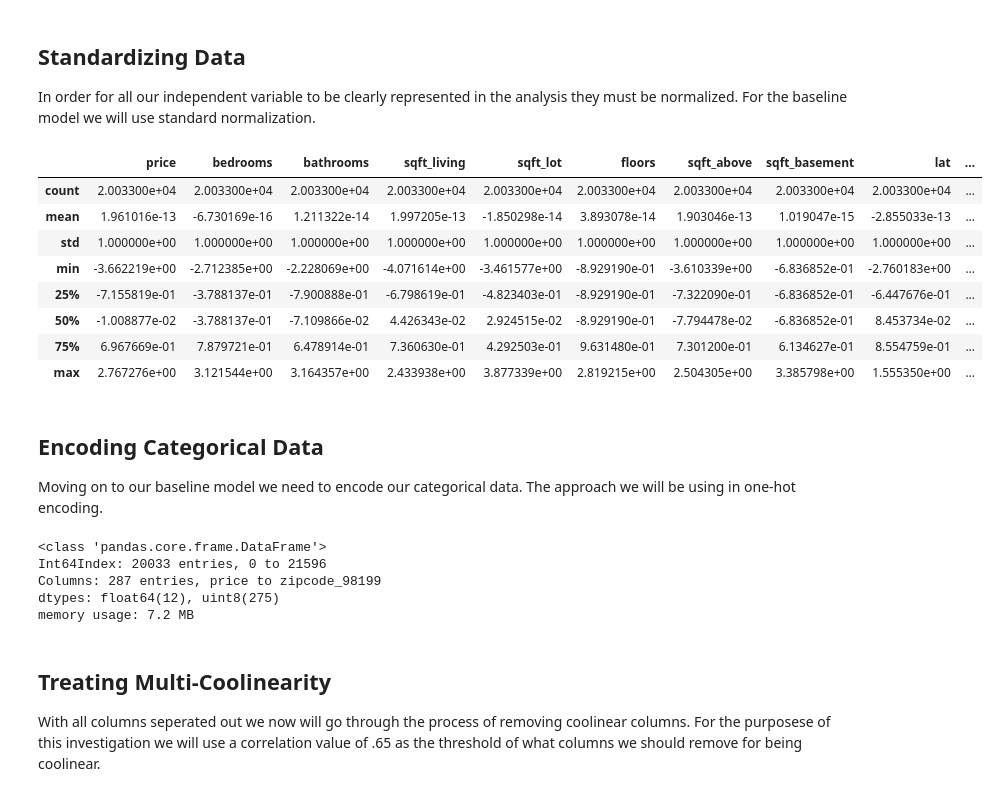
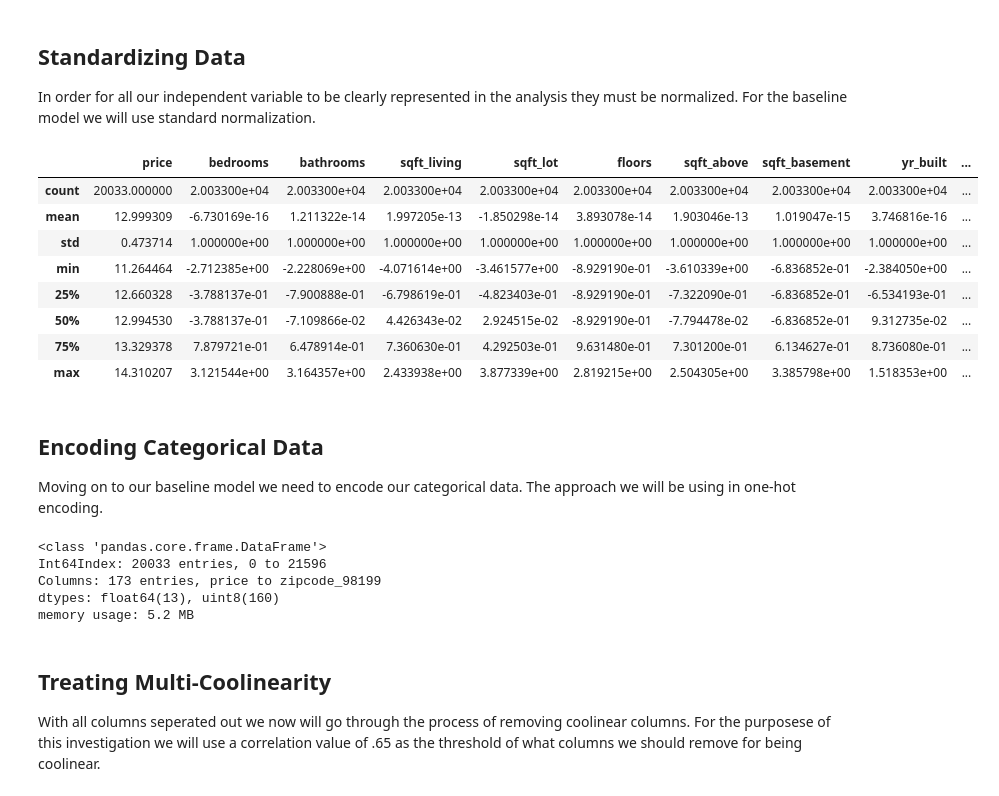
Before and after one commit to minthammock/dsc-mod-2-project-v2-1-onl01-dtsc-pt-041320, a Jupyter notebook: student.ipynb, the cells around one changed output. Cells and saved outputs as stored; diff of their text form; code cells hidden in the pictures.

```diff
--- a/student.ipynb
+++ b/student.ipynb
@@ -143,10 +143,10 @@ We now look to re-assign to categories. When looking at our columns, there are s
 # %%
 # We are going to do something special to the 'yr_renovated' column to change its type to  first
 dfInitial['yr_renovated'] = dfInitial['yr_renovated'].apply(lambda x: int(x) if x == None else x)
-dfInitial['yr_renovated'] = dfInitial['yr_renovated'].astype('object')
+# dfInitial['yr_renovated'] = dfInitial['yr_renovated'].astype('object')
 dfInitial['view'] = dfInitial['view'].apply(lambda x: int(x) if x == None else x)
 dfInitial['view'] = dfInitial['view'].astype('object')
-catCols = ['waterfront', 'view', 'condition', 'grade', 'yr_built', 'yr_renovated', 'zipcode']
+catCols = ['waterfront', 'view', 'condition', 'grade', 'zipcode'] #'yr_built', 'yr_renovated',
 dfInitial[catCols] = dfInitial[catCols].astype('category')
 dfInitial.info()
 dfInitial['yr_renovated']
@@ -461,5 +489,5 @@ def dropNumericOutliers(df, throwAwayThreshold = .05):
 
     return df.drop(index = outlierIndicies)
 # %%
-dfPreprocessed = scripts.dropNumericOutliers(dfPreprocessed)
+dfPreprocessed = dropNumericOutliers(dfPreprocessed)
 # %% [output]
@@ -506,7 +534,7 @@ display(dfNumeric.describe())
 plt.figure(figsize=(20,10))
 plotNum = 1
 for x in dfNumeric.columns:
-    axes = plt.subplot(4, 3, plotNum)
+    axes = plt.subplot(4, 4, plotNum)
     sns.distplot(a = dfNumeric[x], ax = axes, norm_hist = True)
     plotNum += 1
     plt.title(f'Distplot for {x}')
@@ -546,21 +573,21 @@ Alas, according to a rigorous test for normality, all numerical columns fail. Wh
 
 In order for all our independent variable to be clearly represented in the analysis they must be normalized. For the baseline model we will use standard normalization.
 # %%
-for x in dfNumeric.columns:
+for x in dfNumeric.drop(columns = 'price').columns:
     mean = dfNumeric[x].mean()
     std = dfNumeric[x].std()
     dfNumeric[x] = dfNumeric[x].apply(lambda x: (x - mean)/std)
 dfNumeric.describe()
 # %% [output]
-|  | price | bedrooms | bathrooms | sqft_living | sqft_lot | floors | sqft_above | sqft_basement | lat | ... |
-| count | 2.003300e+04 | 2.003300e+04 | 2.003300e+04 | 2.003300e+04 | 2.003300e+04 | 2.003300e+04 | 2.003300e+04 | 2.003300e+04 | 2.003300e+04 | ... |
-| mean | 1.961016e-13 | -6.730169e-16 | 1.211322e-14 | 1.997205e-13 | -1.850298e-14 | 3.893078e-14 | 1.903046e-13 | 1.019047e-15 | -2.855033e-13 | ... |
-| std | 1.000000e+00 | 1.000000e+00 | 1.000000e+00 | 1.000000e+00 | 1.000000e+00 | 1.000000e+00 | 1.000000e+00 | 1.000000e+00 | 1.000000e+00 | ... |
-| min | -3.662219e+00 | -2.712385e+00 | -2.228069e+00 | -4.071614e+00 | -3.461577e+00 | -8.929190e-01 | -3.610339e+00 | -6.836852e-01 | -2.760183e+00 | ... |
-| 25% | -7.155819e-01 | -3.788137e-01 | -7.900888e-01 | -6.798619e-01 | -4.823403e-01 | -8.929190e-01 | -7.322090e-01 | -6.836852e-01 | -6.447676e-01 | ... |
-| 50% | -1.008877e-02 | -3.788137e-01 | -7.109866e-02 | 4.426343e-02 | 2.924515e-02 | -8.929190e-01 | -7.794478e-02 | -6.836852e-01 | 8.453734e-02 | ... |
-| 75% | 6.967669e-01 | 7.879721e-01 | 6.478914e-01 | 7.360630e-01 | 4.292503e-01 | 9.631480e-01 | 7.301200e-01 | 6.134627e-01 | 8.554759e-01 | ... |
-| max | 2.767276e+00 | 3.121544e+00 | 3.164357e+00 | 2.433938e+00 | 3.877339e+00 | 2.819215e+00 | 2.504305e+00 | 3.385798e+00 | 1.555350e+00 | ... |
+|  | price | bedrooms | bathrooms | sqft_living | sqft_lot | floors | sqft_above | sqft_basement | yr_built | ... |
+| count | 20033.000000 | 2.003300e+04 | 2.003300e+04 | 2.003300e+04 | 2.003300e+04 | 2.003300e+04 | 2.003300e+04 | 2.003300e+04 | 2.003300e+04 | ... |
+| mean | 12.999309 | -6.730169e-16 | 1.211322e-14 | 1.997205e-13 | -1.850298e-14 | 3.893078e-14 | 1.903046e-13 | 1.019047e-15 | 3.746816e-16 | ... |
+| std | 0.473714 | 1.000000e+00 | 1.000000e+00 | 1.000000e+00 | 1.000000e+00 | 1.000000e+00 | 1.000000e+00 | 1.000000e+00 | 1.000000e+00 | ... |
+| min | 11.264464 | -2.712385e+00 | -2.228069e+00 | -4.071614e+00 | -3.461577e+00 | -8.929190e-01 | -3.610339e+00 | -6.836852e-01 | -2.384050e+00 | ... |
+| 25% | 12.660328 | -3.788137e-01 | -7.900888e-01 | -6.798619e-01 | -4.823403e-01 | -8.929190e-01 | -7.322090e-01 | -6.836852e-01 | -6.534193e-01 | ... |
+| 50% | 12.994530 | -3.788137e-01 | -7.109866e-02 | 4.426343e-02 | 2.924515e-02 | -8.929190e-01 | -7.794478e-02 | -6.836852e-01 | 9.312735e-02 | ... |
+| 75% | 13.329378 | 7.879721e-01 | 6.478914e-01 | 7.360630e-01 | 4.292503e-01 | 9.631480e-01 | 7.301200e-01 | 6.134627e-01 | 8.736080e-01 | ... |
+| max | 14.310207 | 3.121544e+00 | 3.164357e+00 | 2.433938e+00 | 3.877339e+00 | 2.819215e+00 | 2.504305e+00 | 3.385798e+00 | 1.518353e+00 | ... |
 # %% [markdown]
 ## Encoding Categorical Data
 
@@ -573,9 +600,9 @@ dfFinal.info()
 # %% [output]
 <class 'pandas.core.frame.DataFrame'>
 Int64Index: 20033 entries, 0 to 21596
-Columns: 287 entries, price to zipcode_98199
-dtypes: float64(12), uint8(275)
-memory usage: 7.2 MB
+Columns: 173 entries, price to zipcode_98199
+dtypes: float64(13), uint8(160)
+memory usage: 5.2 MB
 # %% [markdown]
 ## Treating Multi-Coolinearity
 
```
Also changed, not shown: parts of 22 cells of this notebook.
